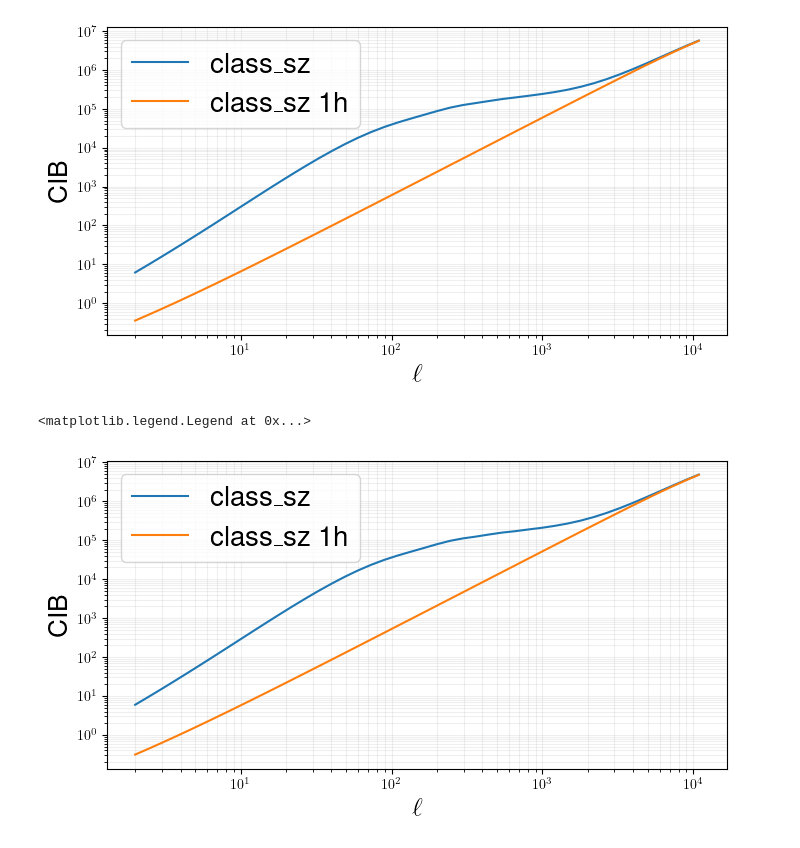
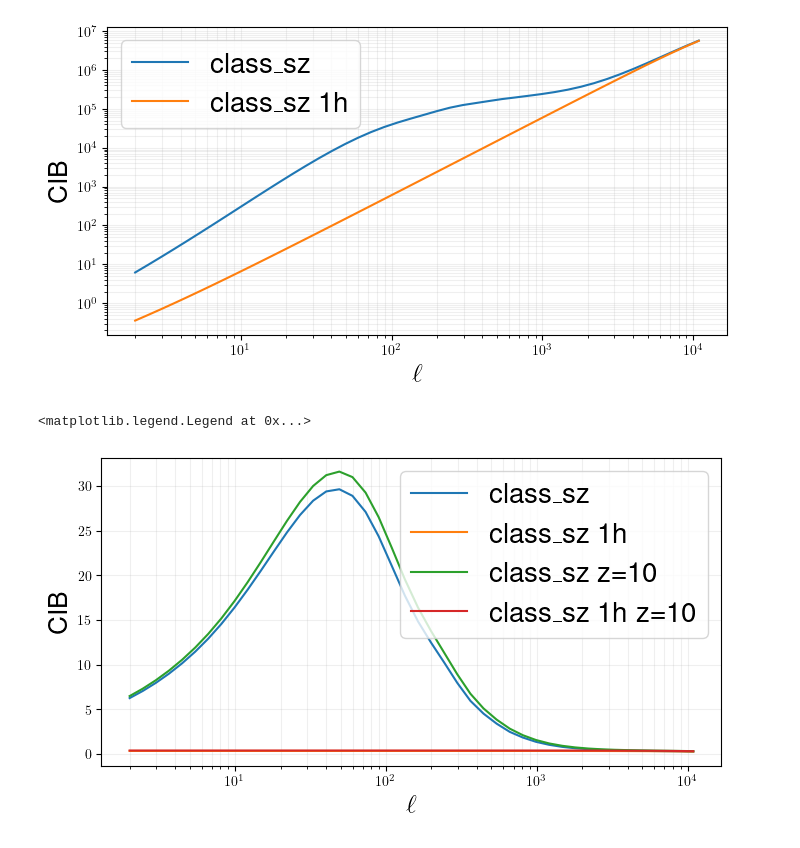
Before and after one commit to CLASS-SZ/notebooks, a Jupyter notebook: class_szxcib.ipynb, the cells around one changed output. Drawn from its saved outputs; the diff is of its cells as text; code cells hidden in the pictures.

```diff
--- a/class_szxcib.ipynb
+++ b/class_szxcib.ipynb
@@ -514,17 +514,25 @@ plt.legend(fontsize=20)
 # %%
 plt.figure(figsize=(8, 4))
 
 clcib = specs_dict['cib x cib']
+l = np.asarray(clsp['ell'])
+fac = l*(l+1.)/2./np.pi
 den1 = (np.asarray(clcib['1h'])+np.asarray(clcib['2h']))
-plt.plot(clsp['ell'],den1, label=f'class_sz')
-plt.plot(clsp['ell'],np.asarray(clcib['1h']), label=f'class_sz 1h')
+plt.plot(clsp['ell'],den1/fac, label=f'class_sz')
+plt.plot(clsp['ell'],np.asarray(clcib['1h'])/fac, label=f'class_sz 1h')
+
+clcib = specs_dictz10['cib x cib']
+den1 = (np.asarray(clcib['1h'])+np.asarray(clcib['2h']))
+plt.plot(clsp['ell'],den1/fac, label=f'class_sz z=10')
+plt.plot(clsp['ell'],np.asarray(clcib['1h'])/fac, label=f'class_sz 1h z=10')
+
 plt.xscale('log')
-plt.yscale('log')
+# plt.yscale('log')
 plt.legend(ncol=2)
 plt.xlabel(r'$\ell$', fontsize=19)
 plt.ylabel(r'CIB', fontsize=19)
 plt.grid(which='both',alpha=0.2)
 plt.legend(fontsize=20)
 # %% [output]
 <matplotlib.legend.Legend at 0x...>
-[figure, old version]
+[figure, new version]
```
Also changed, not shown: 1 other file.
